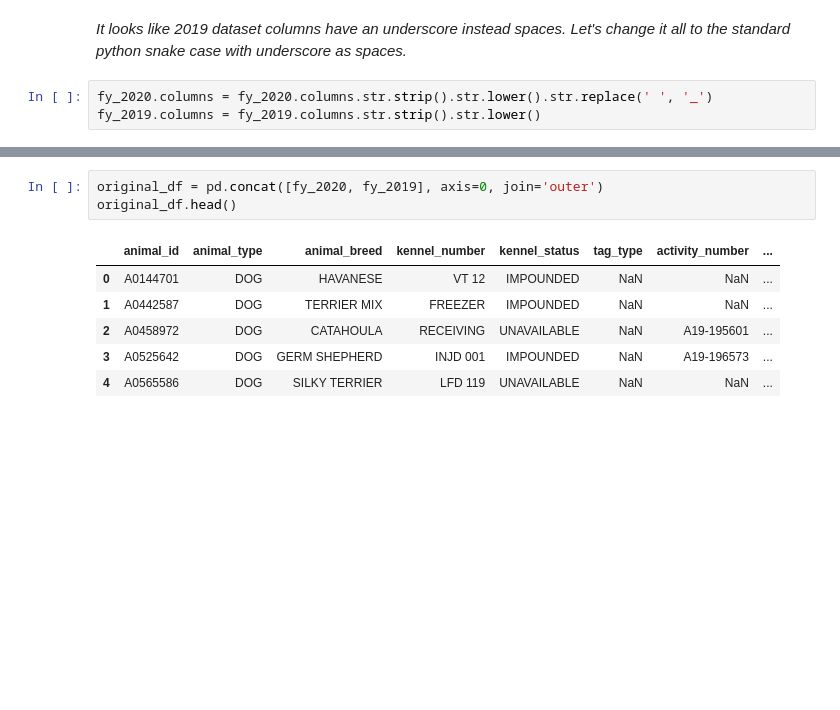
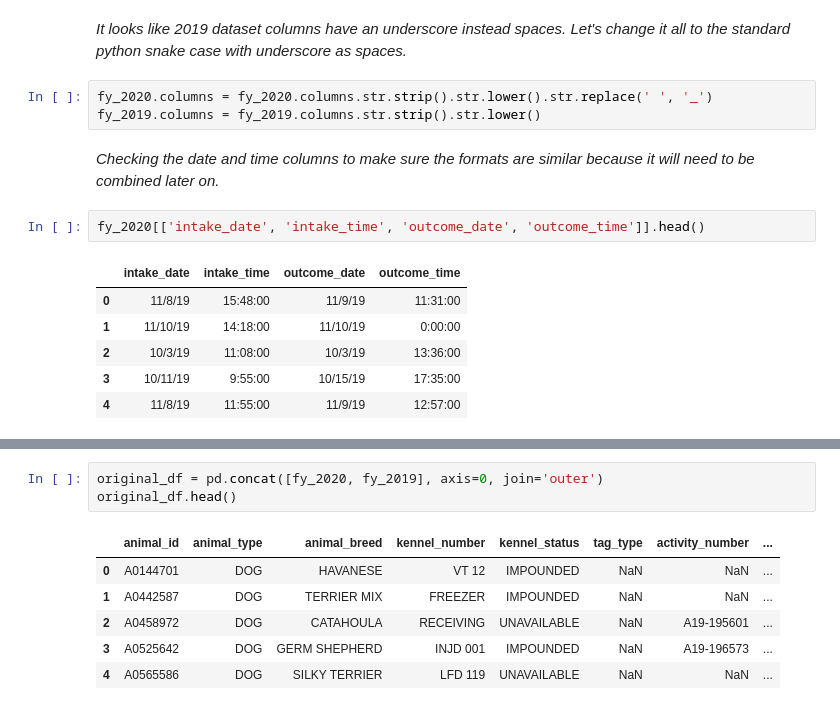
Before and after one commit to cwong690/Dallas-Paws, a Jupyter notebook: dallas_animals.ipynb, the cells around one changed output, grey strips where cells are left out. Drawn from its saved outputs; the diff is of its cells as text; blank space fills up the shorter version.

```diff
--- a/dallas_animals.ipynb
+++ b/dallas_animals.ipynb
@@ -89,3 +89,14 @@ _It looks like 2019 dataset columns have an underscore instead spaces. Let's cha
 # %%
 fy_2020.columns = fy_2020.columns.str.strip().str.lower().str.replace(' ', '_')
 fy_2019.columns = fy_2019.columns.str.strip().str.lower()
+# %% [markdown]
+_Checking the date and time columns to make sure the formats are similar because it will need to be combined later on._
+# %%
+fy_2020[['intake_date', 'intake_time', 'outcome_date', 'outcome_time']].head()
+# %% [output]
+|  | intake_date | intake_time | outcome_date | outcome_time |
+| 0 | 11/8/19 | 15:48:00 | 11/9/19 | 11:31:00 |
+| 1 | 11/10/19 | 14:18:00 | 11/10/19 | 0:00:00 |
+| 2 | 10/3/19 | 11:08:00 | 10/3/19 | 13:36:00 |
+| 3 | 10/11/19 | 9:55:00 | 10/15/19 | 17:35:00 |
+| 4 | 11/8/19 | 11:55:00 | 11/9/19 | 12:57:00 |
```
Also changed, not shown: parts of 14 cells of this notebook.
